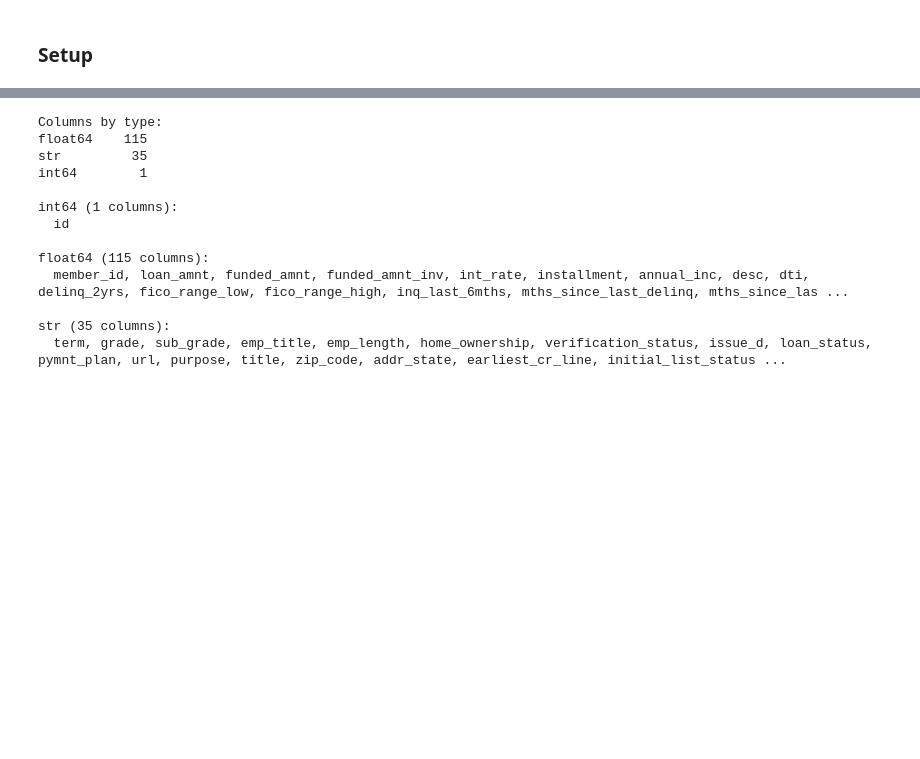
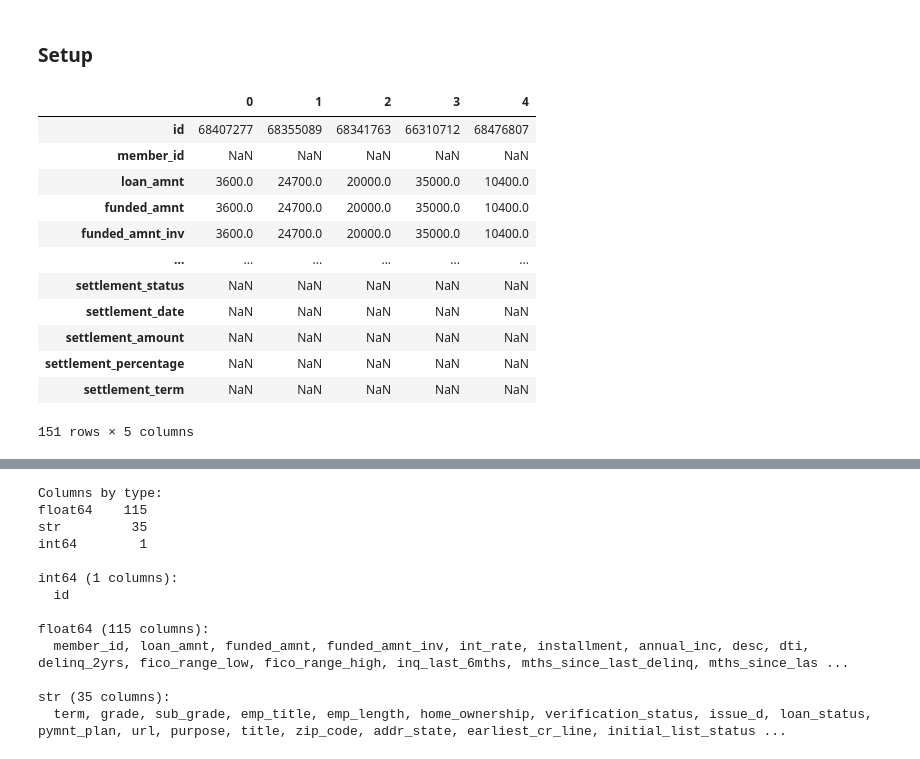
Before and after one commit to Daniel-Siretanu/lending-club-probability-of-default, a Jupyter notebook: notebooks/1_explore_data.ipynb, the cells around one changed output, grey strips where cells are left out. Saved outputs shown, nothing was run; the diff lists cells and outputs as text; code cells hidden in the pictures; blank space fills up the shorter version.

Commit message:
Improved sections 2-6 from methodology as well as explore_data notebook

```diff
--- a/notebooks/1_explore_data.ipynb
+++ b/notebooks/1_explore_data.ipynb
@@ -11,2 +12,19 @@ import pandas as pd
 ROOT = Path.cwd().parent                      # project folder (this notebook is in notebooks/)
 RAW_FILE = ROOT / "data" / "raw" / "accepted_2007_to_2018Q4.csv.gz"
+# %%
+data = pd.read_csv(RAW_FILE, nrows = 5) # the first 5 loans, all columns
+data.head().T
+# %% [output]
+|  | 0 | 1 | 2 | 3 | 4 |
+| id | 68407277 | 68355089 | 68341763 | 66310712 | 68476807 |
+| member_id | NaN | NaN | NaN | NaN | NaN |
+| loan_amnt | 3600.0 | 24700.0 | 20000.0 | 35000.0 | 10400.0 |
+| funded_amnt | 3600.0 | 24700.0 | 20000.0 | 35000.0 | 10400.0 |
+| funded_amnt_inv | 3600.0 | 24700.0 | 20000.0 | 35000.0 | 10400.0 |
+| ... | ... | ... | ... | ... | ... |
+| settlement_status | NaN | NaN | NaN | NaN | NaN |
+| settlement_date | NaN | NaN | NaN | NaN | NaN |
+| settlement_amount | NaN | NaN | NaN | NaN | NaN |
+| settlement_percentage | NaN | NaN | NaN | NaN | NaN |
+| settlement_term | NaN | NaN | NaN | NaN | NaN |
+151 rows × 5 columns
```
Also changed, not shown: parts of 14 cells of this notebook, 1 other file.
